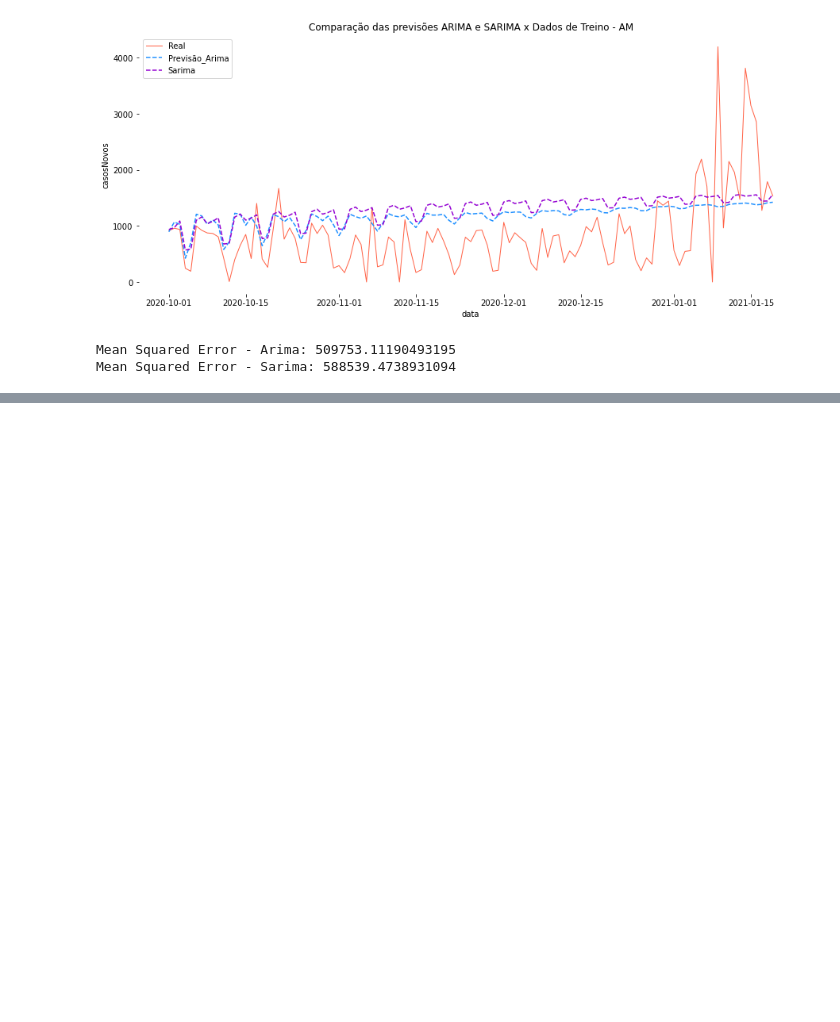
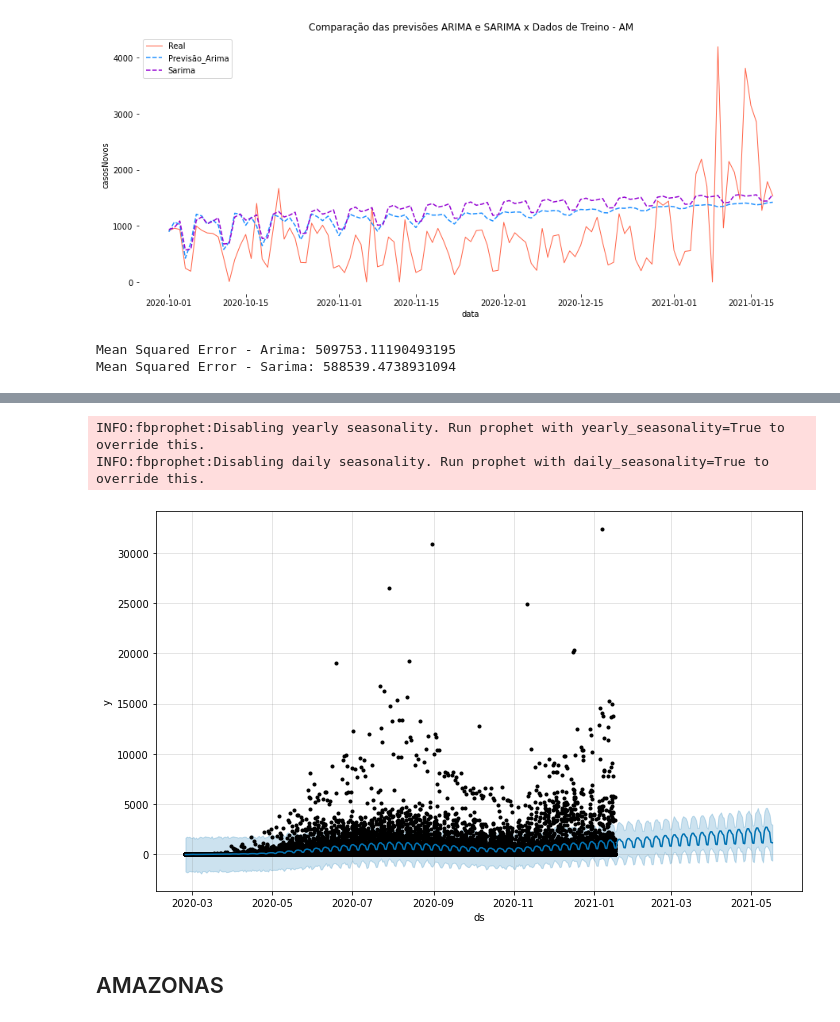
Before and after one commit to daianeklein/bootcamp-Alura, a Jupyter notebook: Desafio-Modulo4.ipynb, the cells around one changed output, grey strips where cells are left out. Saved outputs shown, nothing was run; the diff lists cells and outputs as text; code cells hidden in the pictures; blank space fills up the shorter version.

```diff
--- a/Desafio-Modulo4.ipynb
+++ b/Desafio-Modulo4.ipynb
@@ -1413,0 +1449,30 @@ Mean Squared Error - Sarima: 588539.4738931094
+# %%
+treinobr_prophet = covid_br[['data', 'casosNovos']][:-111].set_index('data').sort_values(by='data')
+testetreinobr_prophet = covid_br[['data', 'casosNovos']][219:].set_index('data').sort_values(by='data')
+
+# reset do indice
+treinobr_prophet.reset_index(inplace=True)
+
+ppt = Prophet(seasonality_mode='multiplicative')
+
+
+# renomeando as colunas
+treinobr_prophet.rename(columns={'data' : 'ds', 'casosNovos': 'y'}, inplace=True)
+
+# Fit
+prophet_treinado_br = ppt.fit(treinobr_prophet)
+
+# Criando datas futuras
+future = prophet_treinado_br.make_future_dataframe(periods=120, freq='d')
+
+# Treinando o modelo
+resultado_prophet_br = prophet_treinado_br.predict(future)
+
+# Plotando
+prophet_treinado_br.plot(resultado_prophet_br);
+# %% [output]
+INFO:fbprophet:Disabling yearly seasonality. Run prophet with yearly_seasonality=True to override this.
+INFO:fbprophet:Disabling daily seasonality. Run prophet with daily_seasonality=True to override this.
+[figure, added]
+# %% [markdown]
+## AMAZONAS
```
Also changed, not shown: parts of 11 cells of this notebook.
